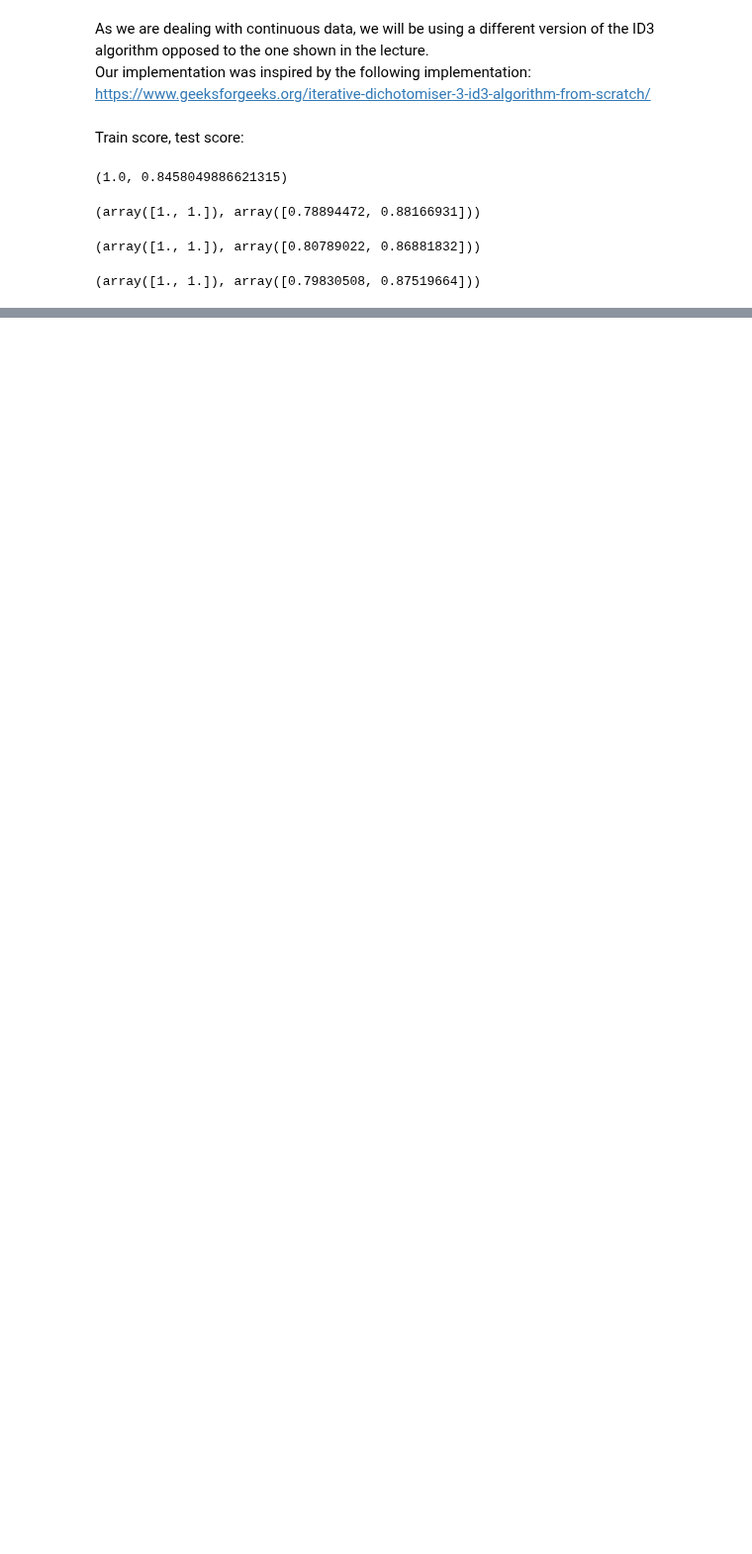
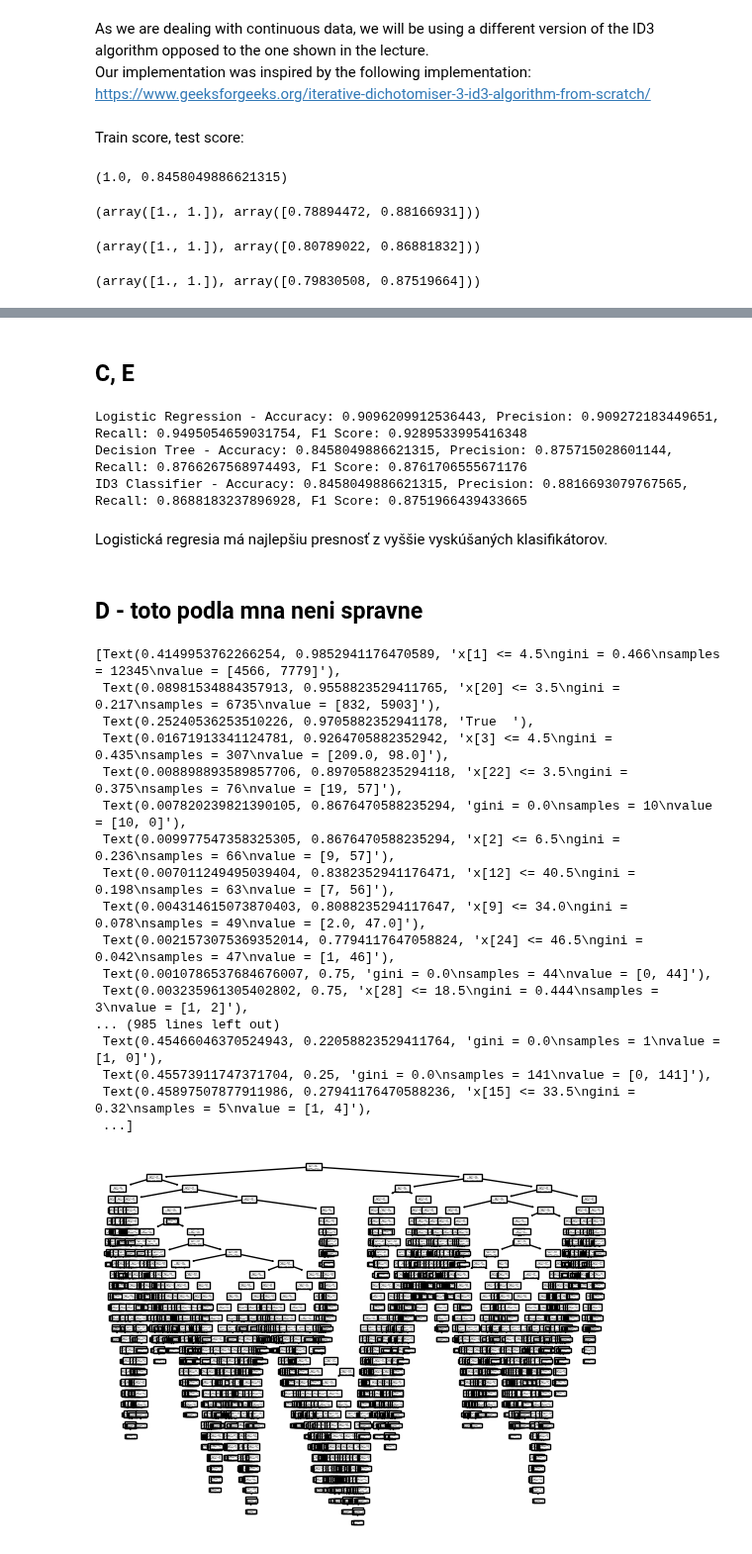
Before and after one commit to MartinH2k3/IAUProject, a Jupyter notebook: phase3-janka.ipynb, the cells around one changed output, grey strips where cells are left out. Shown at 99% size. Cells and saved outputs as stored; diff of their text form; code cells hidden in the pictures; blank space fills up the shorter version.

```diff
--- a/phase3-janka.ipynb
+++ b/phase3-janka.ipynb
@@ -165,0 +174,4 @@ f1_score(y_train, y_pred_train, average=None), f1_score(y_test, y_pred_test, ave
+# %%
+myTree = tree.DecisionTreeClassifier()
+myTree = myTree.fit(X_train, y_train)
+y_pred_tree = myTree.predict(X_test)
@@ -165,0 +202,2 @@ f1_score(y_train, y_pred_train, average=None), f1_score(y_test, y_pred_test, ave
+# %% [markdown]
+## C, E
@@ -165,0 +212,33 @@ f1_score(y_train, y_pred_train, average=None), f1_score(y_test, y_pred_test, ave
+# %%
+print(f'Logistic Regression - Accuracy: {logistic_accuracy}, Precision: {logistic_precision}, Recall: {logistic_recall}, F1 Score: {logistic_f1}')
+print(f'Decision Tree - Accuracy: {tree_accuracy}, Precision: {tree_precision}, Recall: {tree_recall}, F1 Score: {tree_f1}')
+print(f'ID3 Classifier - Accuracy: {id3_accuracy}, Precision: {id3_precision}, Recall: {id3_recall}, F1 Score: {id3_f1}')
+# %% [output]
+Logistic Regression - Accuracy: 0.9096209912536443, Precision: 0.909272183449651, Recall: 0.9495054659031754, F1 Score: 0.9289533995416348
+Decision Tree - Accuracy: 0.8458049886621315, Precision: 0.875715028601144, Recall: 0.8766267568974493, F1 Score: 0.8761706555671176
+ID3 Classifier - Accuracy: 0.8458049886621315, Precision: 0.8816693079767565, Recall: 0.8688183237896928, F1 Score: 0.8751966439433665
+# %% [markdown]
+Logistická regresia má najlepšiu presnosť z vyššie vyskúšaných klasifikátorov.
+# %% [markdown]
+## D - toto podla mna neni spravne
+# %%
+tree.plot_tree(myTree)
+# %% [output]
+[Text(0.4149953762266254, 0.9852941176470589, 'x[1] <= 4.5\ngini = 0.466\nsamples = 12345\nvalue = [4566, 7779]'),
+ Text(0.08981534884357913, 0.9558823529411765, 'x[20] <= 3.5\ngini = 0.217\nsamples = 6735\nvalue = [832, 5903]'),
+ Text(0.25240536253510226, 0.9705882352941178, 'True  '),
+ Text(0.01671913341124781, 0.9264705882352942, 'x[3] <= 4.5\ngini = 0.435\nsamples = 307\nvalue = [209.0, 98.0]'),
+ Text(0.008898893589857706, 0.8970588235294118, 'x[22] <= 3.5\ngini = 0.375\nsamples = 76\nvalue = [19, 57]'),
+ Text(0.007820239821390105, 0.8676470588235294, 'gini = 0.0\nsamples = 10\nvalue = [10, 0]'),
+ Text(0.009977547358325305, 0.8676470588235294, 'x[2] <= 6.5\ngini = 0.236\nsamples = 66\nvalue = [9, 57]'),
+ Text(0.007011249495039404, 0.8382352941176471, 'x[12] <= 40.5\ngini = 0.198\nsamples = 63\nvalue = [7, 56]'),
+ Text(0.004314615073870403, 0.8088235294117647, 'x[9] <= 34.0\ngini = 0.078\nsamples = 49\nvalue = [2.0, 47.0]'),
+ Text(0.0021573075369352014, 0.7794117647058824, 'x[24] <= 46.5\ngini = 0.042\nsamples = 47\nvalue = [1, 46]'),
+ Text(0.0010786537684676007, 0.75, 'gini = 0.0\nsamples = 44\nvalue = [0, 44]'),
+ Text(0.003235961305402802, 0.75, 'x[28] <= 18.5\ngini = 0.444\nsamples = 3\nvalue = [1, 2]'),
+... (985 lines left out)
+ Text(0.45466046370524943, 0.22058823529411764, 'gini = 0.0\nsamples = 1\nvalue = [1, 0]'),
+ Text(0.45573911747371704, 0.25, 'gini = 0.0\nsamples = 141\nvalue = [0, 141]'),
+ Text(0.45897507877911986, 0.27941176470588236, 'x[15] <= 33.5\ngini = 0.32\nsamples = 5\nvalue = [1, 4]'),
+ ...]
+[figure, added]
```
Also changed, not shown: parts of 11 cells of this notebook.
